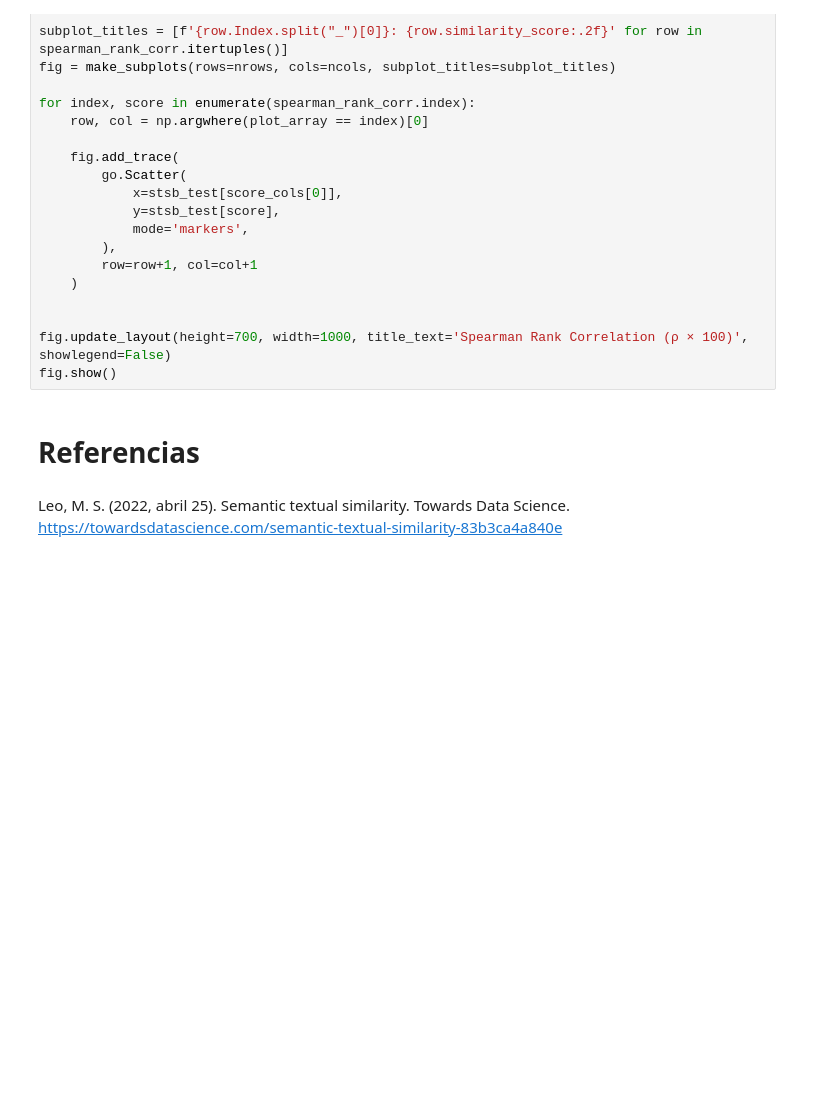
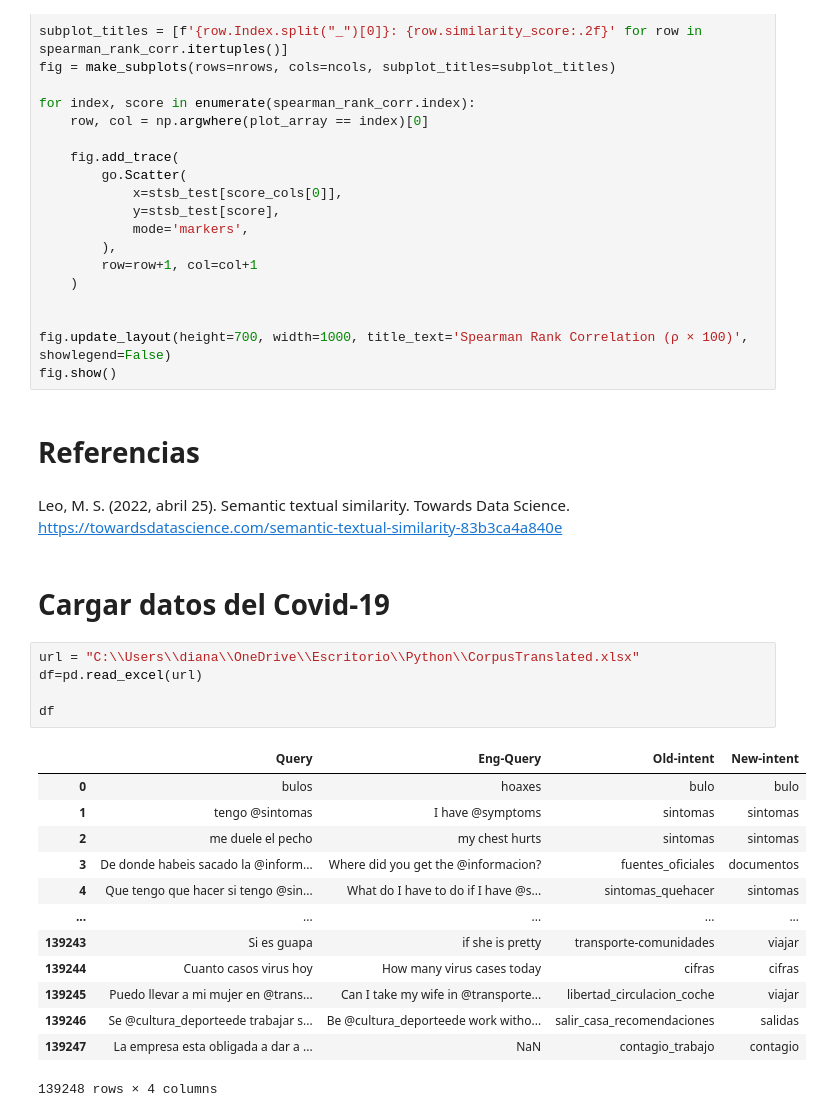
Before and after one commit to AribelGuzman/similaridadSemantica, a Jupyter notebook: SimilaridadSemantica.ipynb, the cells around one changed output. Saved outputs shown, nothing was run; the diff lists cells and outputs as text; blank space fills up the shorter version.

```diff
--- a/SimilaridadSemantica.ipynb
+++ b/SimilaridadSemantica.ipynb
@@ -292,3 +309,24 @@ fig.show()
 # **Referencias**
 # %% [markdown]
 Leo, M. S. (2022, abril 25). Semantic textual similarity. Towards Data Science. https://towardsdatascience.com/semantic-textual-similarity-83b3ca4a840e
+# %% [markdown]
+# **Cargar datos del Covid-19**
+# %%
+url = "C:\\Users\\diana\\OneDrive\\Escritorio\\Python\\CorpusTranslated.xlsx"
+df=pd.read_excel(url)
+
+df
+# %% [output]
+|  | Query | Eng-Query | Old-intent | New-intent |
+| 0 | bulos | hoaxes | bulo | bulo |
+| 1 | tengo @sintomas | I have @symptoms | sintomas | sintomas |
+| 2 | me duele el pecho | my chest hurts | sintomas | sintomas |
+| 3 | De donde habeis sacado la @inform... | Where did you get the @informacion? | fuentes_oficiales | documentos |
+| 4 | Que tengo que hacer si tengo @sin... | What do I have to do if I have @s... | sintomas_quehacer | sintomas |
+| ... | ... | ... | ... | ... |
+| 139243 | Si es guapa | if she is pretty | transporte-comunidades | viajar |
+| 139244 | Cuanto casos virus hoy | How many virus cases today | cifras | cifras |
+| 139245 | Puedo llevar a mi mujer en @trans... | Can I take my wife in @transporte... | libertad_circulacion_coche | viajar |
+| 139246 | Se @cultura_deporteede trabajar s... | Be @cultura_deporteede work witho... | salir_casa_recomendaciones | salidas |
+| 139247 | La empresa esta obligada a dar a ... | NaN | contagio_trabajo | contagio |
+139248 rows × 4 columns
```
Also changed, not shown: parts of 9 cells of this notebook.
